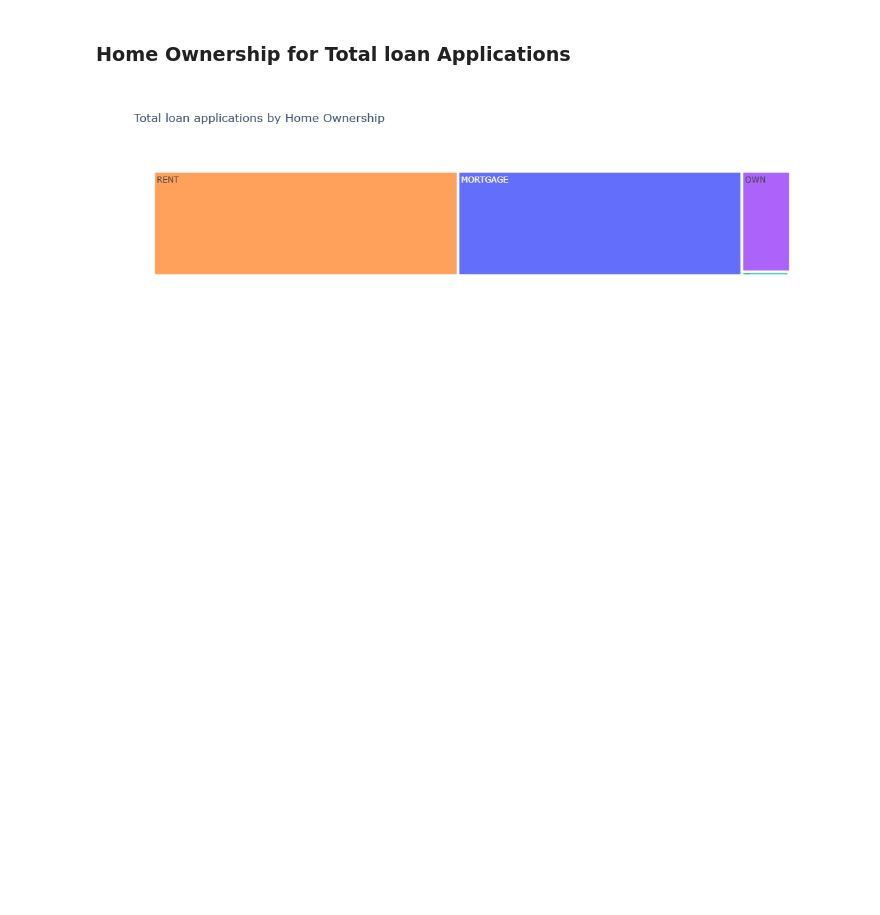
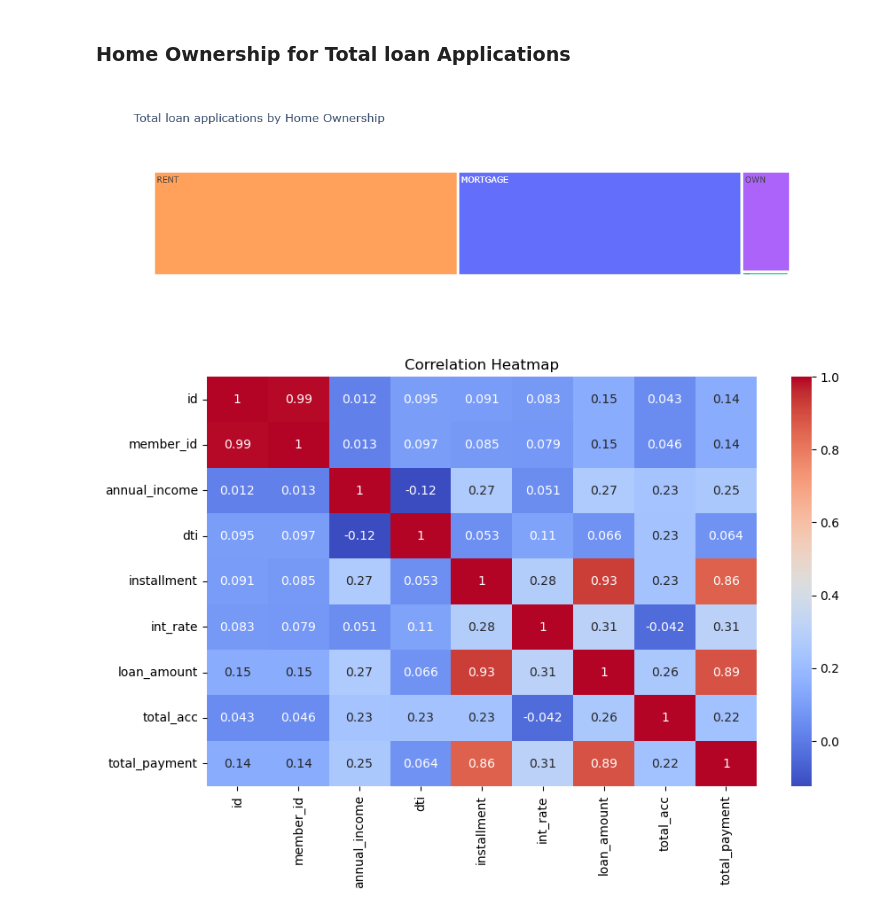
Before and after one commit to Amrutha0804/Bankloananalysispython, a Jupyter notebook: Bank loan analysis.ipynb, the cells around one changed output. Drawn from its saved outputs; the diff is of its cells as text; code cells hidden in the pictures; blank space fills up the shorter version.

```diff
--- a/Bank loan analysis.ipynb
+++ b/Bank loan analysis.ipynb
@@ -10,7 +10,7 @@ import seaborn as sns
 import warnings
 import plotly.express as px
 # %%
-df= pd.read_excel("C:/Users/pyary/OneDrive/Desktop/New folder/financial_loan.xlsx")
+df = pd.read_excel("C:/Users/pyary/OneDrive/Desktop/New folder/finance project/financial_loan.xlsx")
 # %%
 df.head()
 # %% [output]
@@ -598,3 +598,12 @@ fig = px.treemap(
 fig.show()
 # %% [output]
 [figure]
+# %%
+corr_matrix = df.select_dtypes(include='number').corr()
+
+plt.figure(figsize=(10,6))
+sns.heatmap(corr_matrix, annot=True, cmap="coolwarm")
+plt.title("Correlation Heatmap")
+plt.show()
+# %% [output]
+[figure, added]
```
